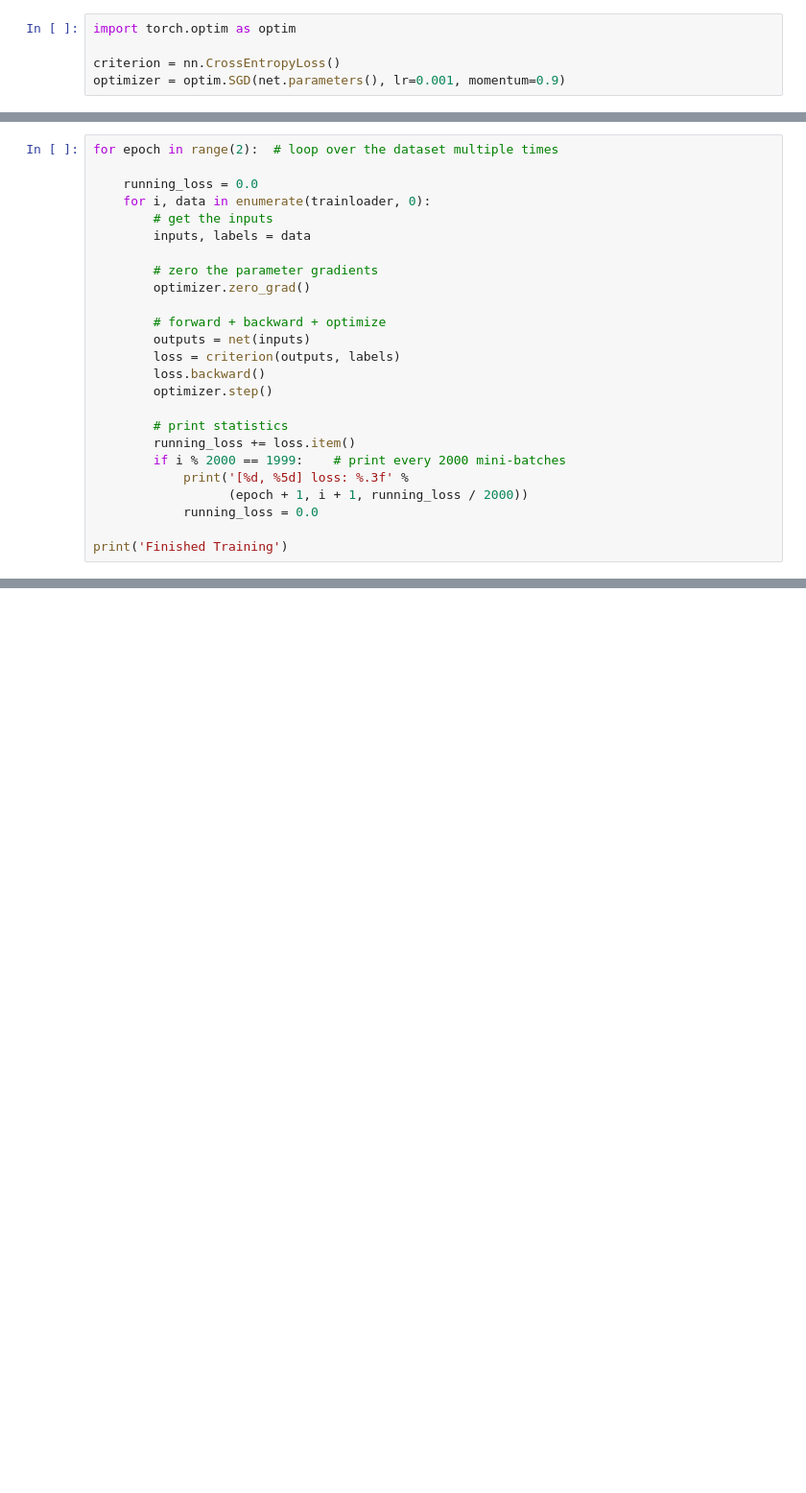
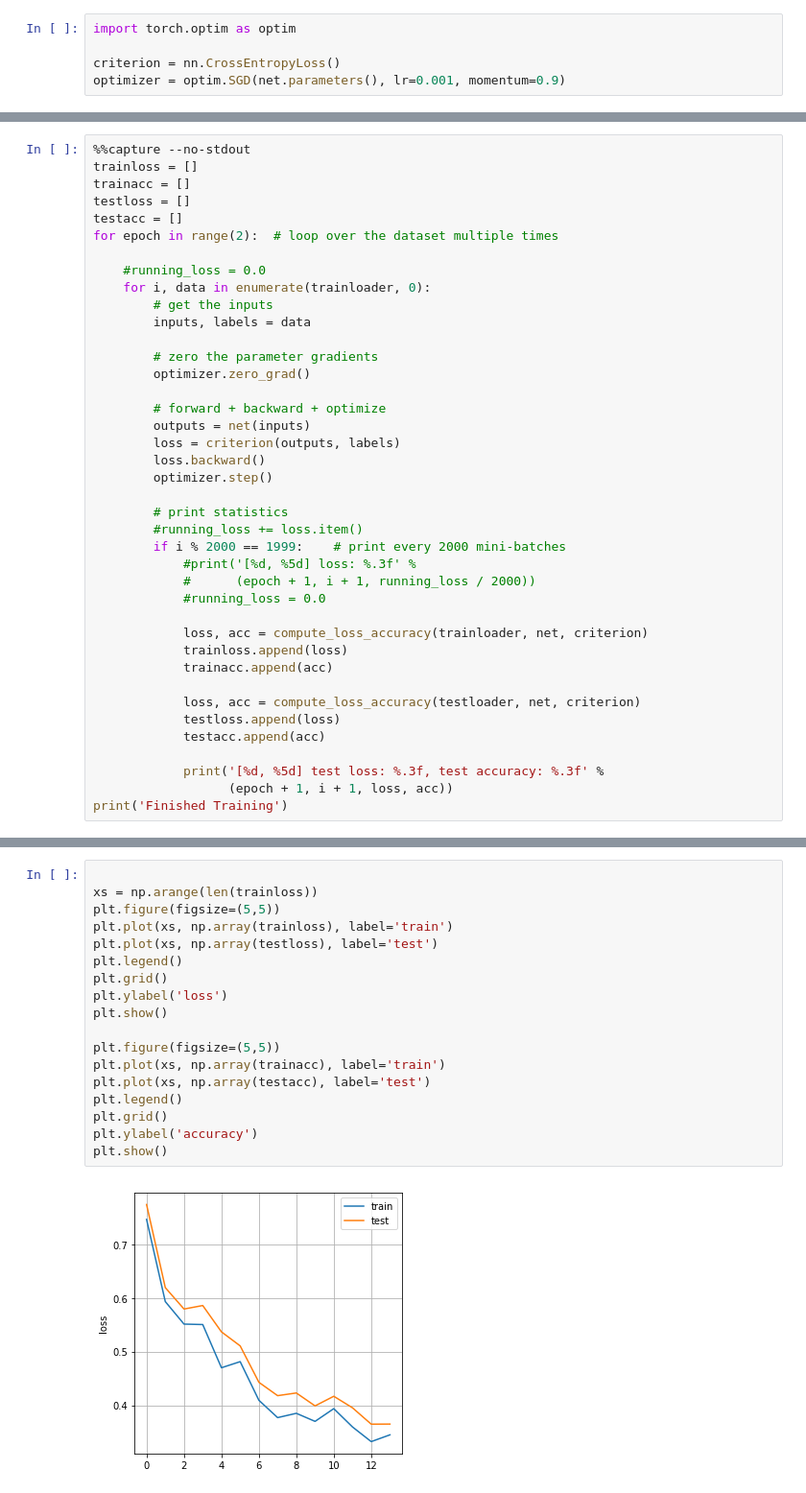
Before and after one commit to pvktk/machine_learning, a Jupyter notebook: HW01/task_2.ipynb, the cells around one changed output, grey strips where cells are left out. Shown at 96% size. Drawn from its saved outputs; the diff is of its cells as text; blank space fills up the shorter version.

Commit message:
Cтроятся графики loss и accuracy.

```diff
--- a/HW01/task_2.ipynb
+++ b/HW01/task_2.ipynb
@@ -131,7 +146,12 @@ optimizer = optim.SGD(net.parameters(), lr=0.001, momentum=0.9)
 # %%
+%%capture --no-stdout
+trainloss = []
+trainacc = []
+testloss = []
+testacc = []
 for epoch in range(2):  # loop over the dataset multiple times
 
-    running_loss = 0.0
+    #running_loss = 0.0
     for i, data in enumerate(trainloader, 0):
         # get the inputs
         inputs, labels = data
@@ -146,11 +166,21 @@ for epoch in range(2):  # loop over the dataset multiple times
         optimizer.step()
 
         # print statistics
-        running_loss += loss.item()
+        #running_loss += loss.item()
         if i % 2000 == 1999:    # print every 2000 mini-batches
-            print('[%d, %5d] loss: %.3f' %
-                  (epoch + 1, i + 1, running_loss / 2000))
-            running_loss = 0.0
+            #print('[%d, %5d] loss: %.3f' %
+            #      (epoch + 1, i + 1, running_loss / 2000))
+            #running_loss = 0.0
 
+            loss, acc = compute_loss_accuracy(trainloader, net, criterion)
+            trainloss.append(loss)
+            trainacc.append(acc)
+
+            loss, acc = compute_loss_accuracy(testloader, net, criterion)
+            testloss.append(loss)
+            testacc.append(acc)
+
+            print('[%d, %5d] test loss: %.3f, test accuracy: %.3f' %
+                  (epoch + 1, i + 1, loss, acc))
 print('Finished Training')
 # %% [output]
@@ -171 +201,21 @@ print('Finished Training')
 Finished Training
+# %%
+
+xs = np.arange(len(trainloss))
+plt.figure(figsize=(5,5))
+plt.plot(xs, np.array(trainloss), label='train')
+plt.plot(xs, np.array(testloss), label='test')
+plt.legend()
+plt.grid()
+plt.ylabel('loss')
+plt.show()
+
+plt.figure(figsize=(5,5))
+plt.plot(xs, np.array(trainacc), label='train')
+plt.plot(xs, np.array(testacc), label='test')
+plt.legend()
+plt.grid()
+plt.ylabel('accuracy')
+plt.show()
+# %% [output]
+[figure, added]
```
Also changed, not shown: parts of 6 cells of this notebook.
